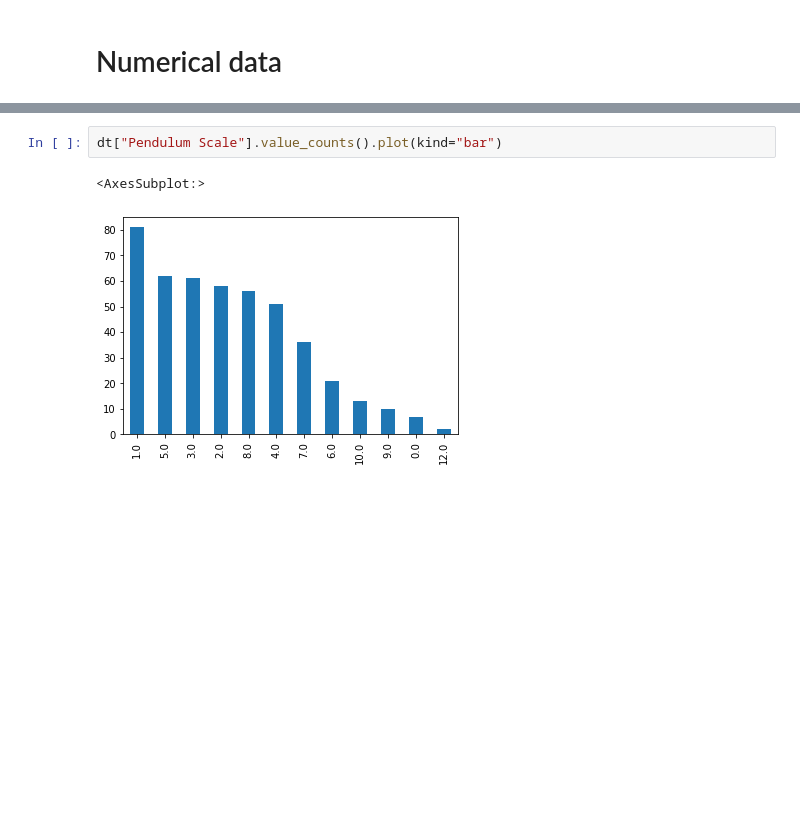
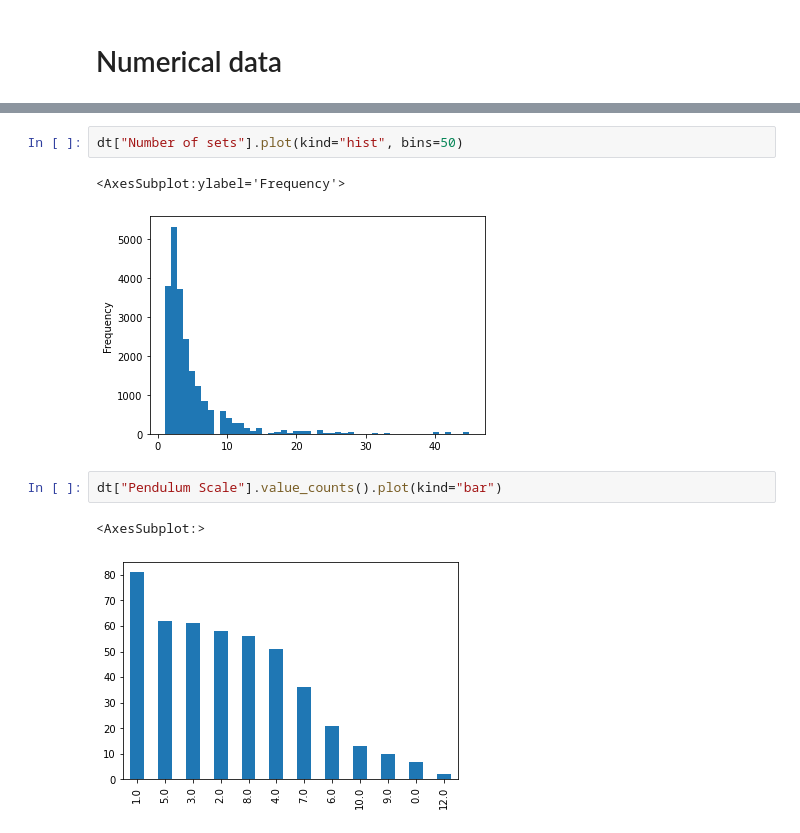
Before and after one commit to justinrds2001/DataScienceRepo, a Jupyter notebook: assignment6.ipynb, the cells around one changed output, grey strips where cells are left out. Saved outputs shown, nothing was run; the diff lists cells and outputs as text; blank space fills up the shorter version.

```diff
--- a/assignment6.ipynb
+++ b/assignment6.ipynb
@@ -33,6 +33,11 @@ dt["Number of sets"].value_counts().plot(kind="bar")
 # %% [output]
 <AxesSubplot:>
 [figure]
+# %%
+dt["Number of sets"].plot(kind="hist", bins=50)
+# %% [output]
+<AxesSubplot:ylabel='Frequency'>
+[figure, added]
 # %%
 dt["Pendulum Scale"].value_counts().plot(kind="bar")
 # %% [output]
```
Also changed, not shown: parts of 5 cells of this notebook, 2 other files.
